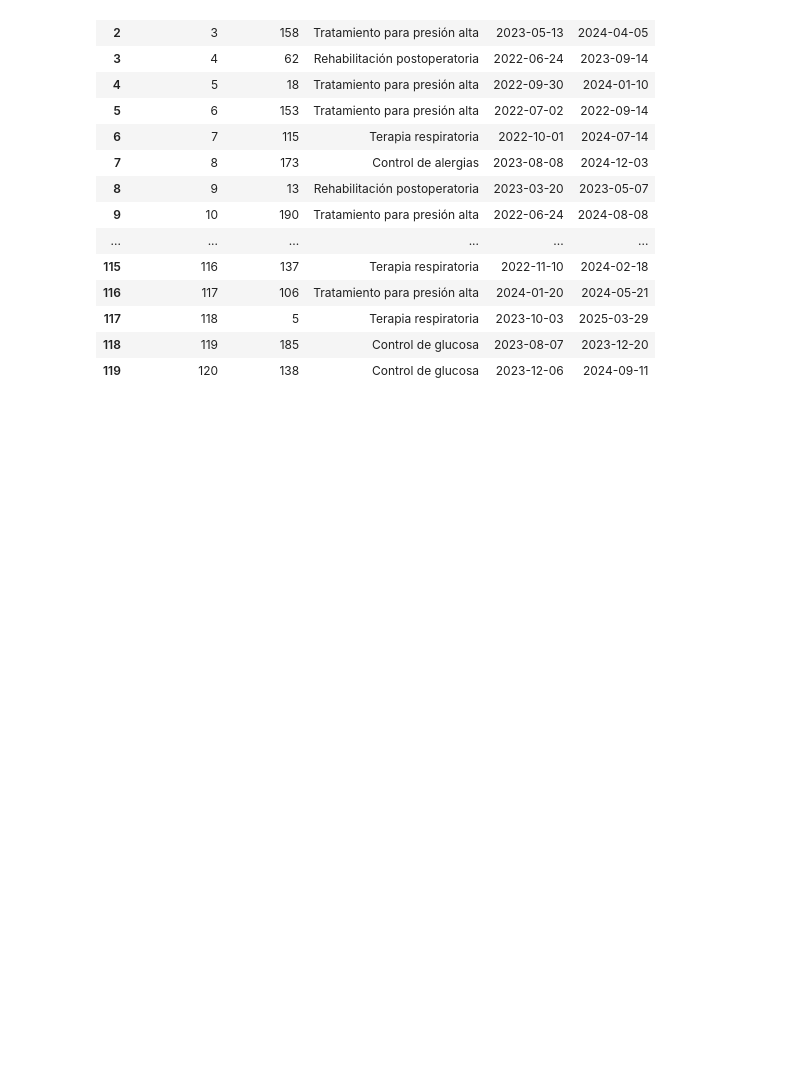
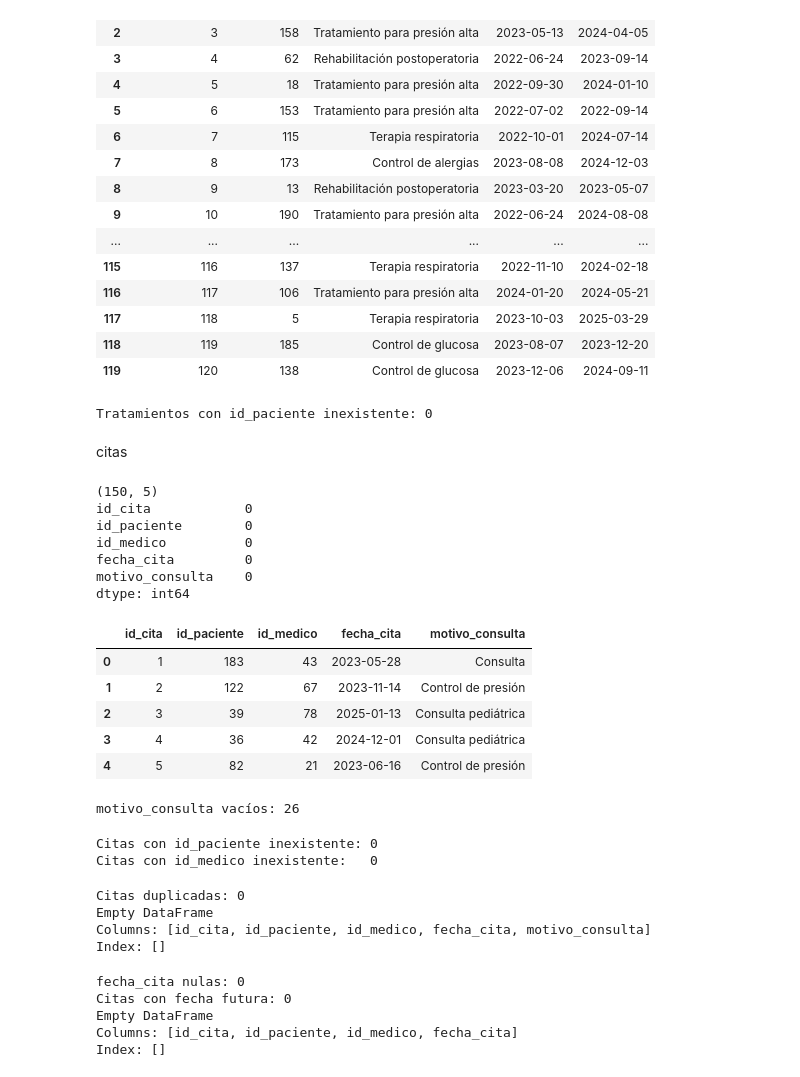
Before and after one commit to JonathanAlbertoBarrera/LimpiezaDatosPandas, a Jupyter notebook: 2-PracticaAseguramientoCalidadDatos/2_PracticaDatosNotebook.ipynb, the cells around one changed output. Drawn from its saved outputs; the diff is of its cells as text; code cells hidden in the pictures; blank space fills up the shorter version.

```diff
--- a/2-PracticaAseguramientoCalidadDatos/2_PracticaDatosNotebook.ipynb
+++ b/2-PracticaAseguramientoCalidadDatos/2_PracticaDatosNotebook.ipynb
@@ -803,3 +803,77 @@ tratamientos
 | 117 | 118 | 5 | Terapia respiratoria | 2023-10-03 | 2025-03-29 |
 | 118 | 119 | 185 | Control de glucosa | 2023-08-07 | 2023-12-20 |
 | 119 | 120 | 138 | Control de glucosa | 2023-12-06 | 2024-09-11 |
+# %%
+# Verificar que todos los id_paciente en tratamientos existen en pacientes
+trat_pac_invalidos = tratamientos[~tratamientos['id_paciente'].isin(ids_pacientes)]
+print(f"Tratamientos con id_paciente inexistente: {len(trat_pac_invalidos)}")
+# %% [output]
+Tratamientos con id_paciente inexistente: 0
+# %% [markdown]
+citas
+# %%
+citas = pd.read_sql("SELECT * FROM citas", engine)
+print(citas.shape)
+print(citas.isnull().sum())
+citas.head()
+# %% [output]
+(150, 5)
+id_cita            0
+id_paciente        0
+id_medico          0
+fecha_cita         0
+motivo_consulta    0
+dtype: int64
+|  | id_cita | id_paciente | id_medico | fecha_cita | motivo_consulta |
+| 0 | 1 | 183 | 43 | 2023-05-28 | Consulta |
+| 1 | 2 | 122 | 67 | 2023-11-14 | Control de presión |
+| 2 | 3 | 39 | 78 | 2025-01-13 | Consulta pediátrica |
+| 3 | 4 | 36 | 42 | 2024-12-01 | Consulta pediátrica |
+| 4 | 5 | 82 | 21 | 2023-06-16 | Control de presión |
+# %%
+vacias = (citas['motivo_consulta'] == '').sum()
+print(f"motivo_consulta vacíos: {vacias}")
+# %% [output]
+motivo_consulta vacíos: 26
+# %%
+ids_pacientes = set(pacientes['id_paciente'])
+ids_medicos   = set(medicos['id_medico'])
+
+citas_pac_inv = citas[~citas['id_paciente'].isin(ids_pacientes)]
+citas_med_inv = citas[~citas['id_medico'].isin(ids_medicos)]
+
+print(f"Citas con id_paciente inexistente: {len(citas_pac_inv)}")
+print(f"Citas con id_medico inexistente:   {len(citas_med_inv)}")
+# %% [output]
+Citas con id_paciente inexistente: 0
+Citas con id_medico inexistente:   0
+# %%
+# Citas duplicadas (mismo paciente, médico y fecha)
+duplicadas = citas[
+    citas.duplicated(subset=['id_paciente', 'id_medico', 'fecha_cita'], keep=False)
+].sort_values(['id_paciente', 'id_medico', 'fecha_cita'])
+
+print(f"Citas duplicadas: {len(duplicadas)}")
+print(duplicadas)
+# %% [output]
+Citas duplicadas: 0
+Empty DataFrame
+Columns: [id_cita, id_paciente, id_medico, fecha_cita, motivo_consulta]
+Index: []
+# %%
+# Fechas nulas o futuras
+from datetime import date
+hoy = pd.Timestamp(date.today())
+
+citas['fecha_cita'] = pd.to_datetime(citas['fecha_cita'])
+print(f"fecha_cita nulas: {citas['fecha_cita'].isna().sum()}")
+
+futuras = citas[citas['fecha_cita'] > hoy]
+print(f"Citas con fecha futura: {len(futuras)}")
+print(futuras[['id_cita', 'id_paciente', 'id_medico', 'fecha_cita']])
+# %% [output]
+fecha_cita nulas: 0
+Citas con fecha futura: 0
+Empty DataFrame
+Columns: [id_cita, id_paciente, id_medico, fecha_cita]
+Index: []
```
Also changed, not shown: parts of 9 cells of this notebook.
